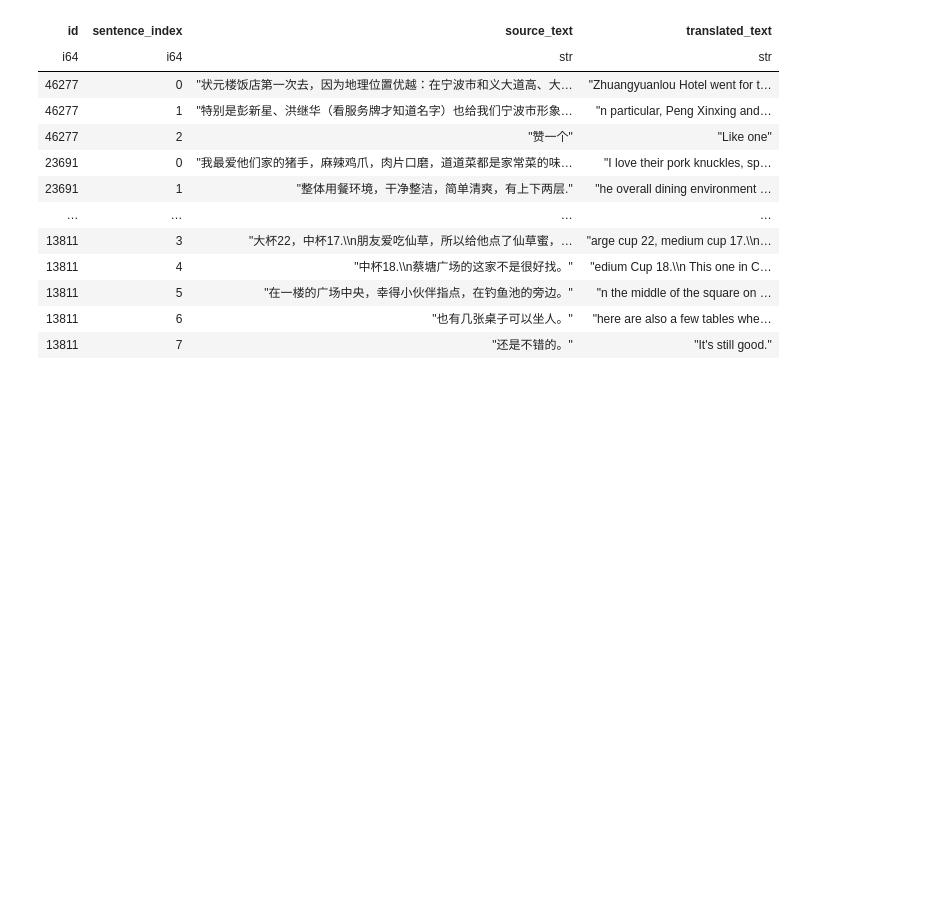
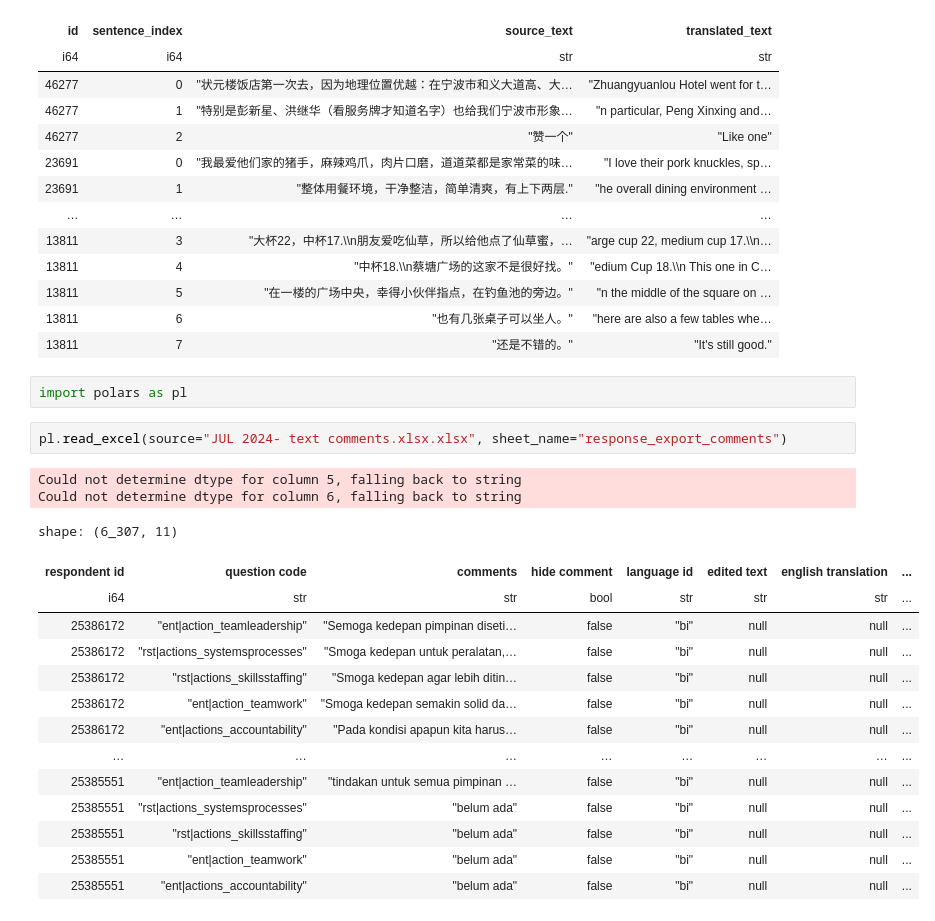
Before and after one commit to dannymirxa/Azure_AI_Translator_Test, a Jupyter notebook: test_azure_sample.ipynb, the cells around one changed output. Drawn from its saved outputs; the diff is of its cells as text; blank space fills up the shorter version.

Commit message:
change column names

```diff
--- a/test_azure_sample.ipynb
+++ b/test_azure_sample.ipynb
@@ -230,3 +230,24 @@ shape: (23, 4)
 | 13811 | 5 | "在一楼的广场中央，幸得小伙伴指点，在钓鱼池的旁边。" | "n the middle of the square on … |
 | 13811 | 6 | "也有几张桌子可以坐人。" | "here are also a few tables whe… |
 | 13811 | 7 | "还是不错的。" | "It's still good." |
+# %%
+import polars as pl
+# %%
+pl.read_excel(source="JUL 2024- text comments.xlsx.xlsx", sheet_name="response_export_comments")
+# %% [output]
+Could not determine dtype for column 5, falling back to string
+Could not determine dtype for column 6, falling back to string
+shape: (6_307, 11)
+| respondent id | question code | comments | hide comment | language id | edited text | english translation | ... |
+| i64 | str | str | bool | str | str | str | ... |
+| 25386172 | "ent|action_teamleadership" | "Semoga kedepan pimpinan diseti… | false | "bi" | null | null | ... |
+| 25386172 | "rst|actions_systemsprocesses" | "Smoga kedepan untuk peralatan,… | false | "bi" | null | null | ... |
+| 25386172 | "rst|actions_skillsstaffing" | "Smoga kedepan agar lebih ditin… | false | "bi" | null | null | ... |
+| 25386172 | "ent|action_teamwork" | "Smoga kedepan semakin solid da… | false | "bi" | null | null | ... |
+| 25386172 | "ent|actions_accountability" | "Pada kondisi apapun kita harus… | false | "bi" | null | null | ... |
+| … | … | … | … | … | … | … | ... |
+| 25385551 | "ent|action_teamleadership" | "tindakan untuk semua pimpinan … | false | "bi" | null | null | ... |
+| 25385551 | "rst|actions_systemsprocesses" | "belum ada" | false | "bi" | null | null | ... |
+| 25385551 | "rst|actions_skillsstaffing" | "belum ada" | false | "bi" | null | null | ... |
+| 25385551 | "ent|action_teamwork" | "belum ada" | false | "bi" | null | null | ... |
+| 25385551 | "ent|actions_accountability" | "belum ada" | false | "bi" | null | null | ... |
```
Also changed, not shown: 24 other files.
